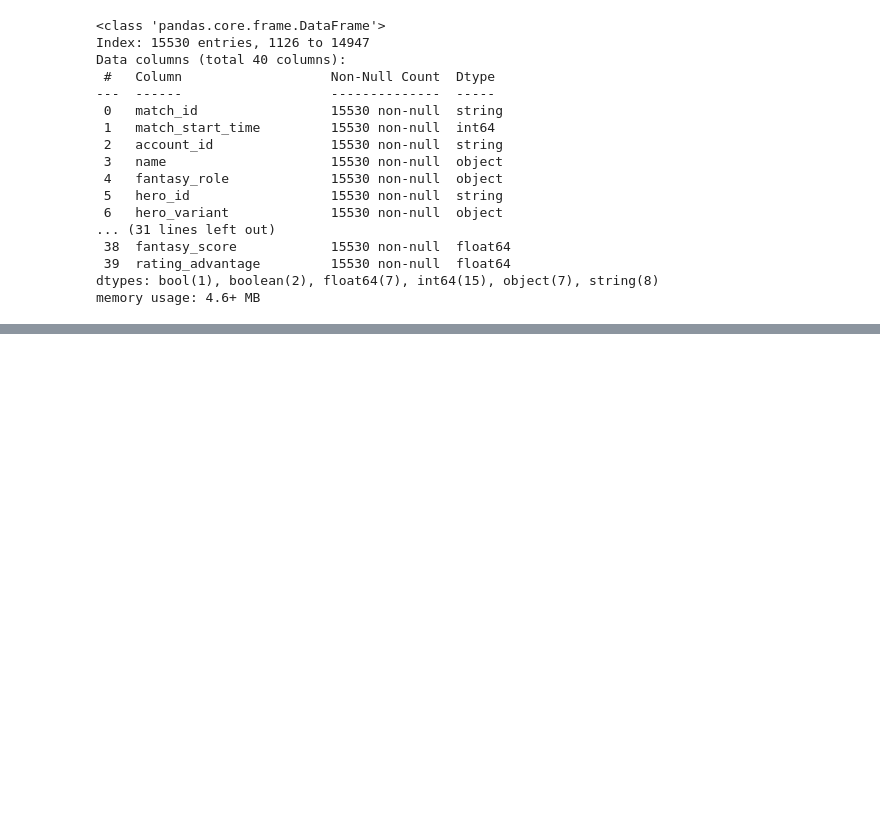
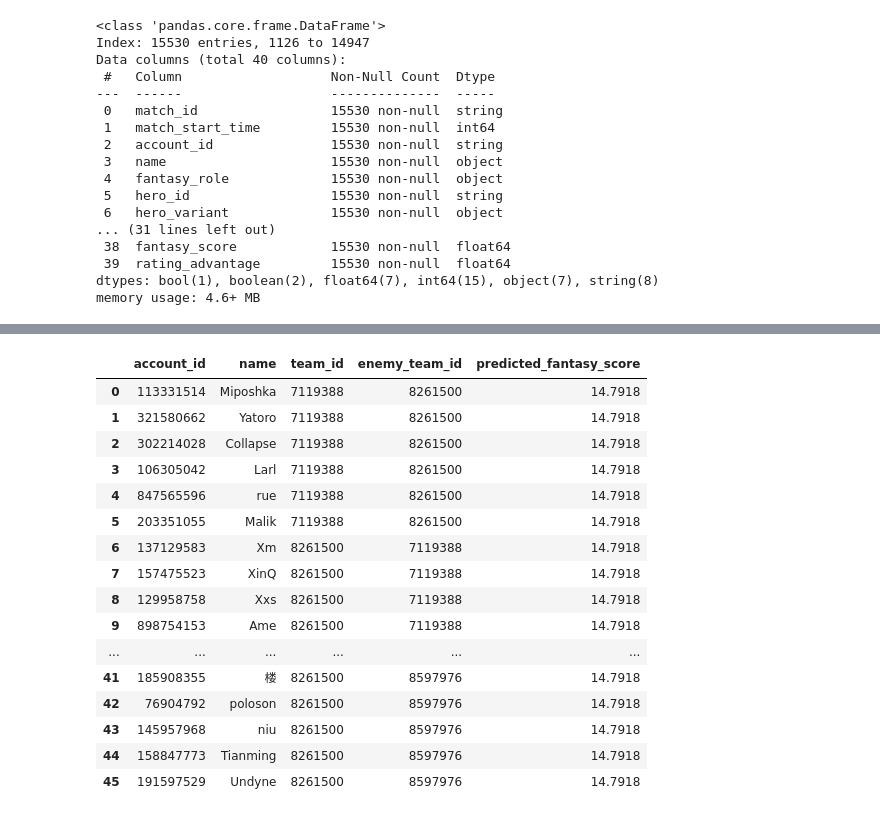
Before and after one commit to Burny101/dota-fantasy, a Jupyter notebook: lstm.ipynb, the cells around one changed output, grey strips where cells are left out. Cells and saved outputs as stored; diff of their text form; code cells hidden in the pictures; blank space fills up the shorter version.

Commit message:
Add testing for LSTM

```diff
--- a/lstm.ipynb
+++ b/lstm.ipynb
@@ -66,7 +67,9 @@ df['isRadiant'] = df['isRadiant'].astype(int)
 df['win'] = df['win'].astype(int)
 df['firstblood_claimed'] = df['firstblood_claimed'].astype(int)
 # %%
-df = pd.get_dummies(df, columns=['fantasy_role', 'hero_id', 'hero_variant'])
+for col in ['fantasy_role', 'hero_id', 'hero_variant']:
+    if col in df.columns:
+        seq_df = pd.get_dummies(df, columns=[col])
 # %%
 #features = [col for col in df.columns if col not in not_features]
 features = [col for col in df.columns if col not in not_features and pd.api.types.is_numeric_dtype(df[col])]
@@ -135,0 +139,7 @@ LSTM RMSE: 4.807088396014597
+# %%
+def make_symmetric_matchups(matchups):
+    symmetric = []
+    for t1, t2 in matchups:
+        symmetric.append((t1, t2))
+        symmetric.append((t2, t1))
+    return symmetric
@@ -135,0 +208,4 @@ LSTM RMSE: 4.807088396014597
+# %%
+matchups = [('7119388', '8261500'), ('8597976', '7119388'), ('8597976', '8261500')] # Spirit vs. Xtreme Gaming, Spirit vs. Talon
+symmetric_matchups = make_symmetric_matchups(matchups)
+result = predict_players_for_matchups_lstm(df, model, symmetric_matchups, features, seq_len=SEQ_LEN)
@@ -135,0 +230,20 @@ LSTM RMSE: 4.807088396014597
+# %%
+result
+# %% [output]
+|  | account_id | name | team_id | enemy_team_id | predicted_fantasy_score |
+| 0 | 113331514 | Miposhka | 7119388 | 8261500 | 14.7918 |
+| 1 | 321580662 | Yatoro | 7119388 | 8261500 | 14.7918 |
+| 2 | 302214028 | Collapse | 7119388 | 8261500 | 14.7918 |
+| 3 | 106305042 | Larl | 7119388 | 8261500 | 14.7918 |
+| 4 | 847565596 | rue | 7119388 | 8261500 | 14.7918 |
+| 5 | 203351055 | Malik | 7119388 | 8261500 | 14.7918 |
+| 6 | 137129583 | Xm | 8261500 | 7119388 | 14.7918 |
+| 7 | 157475523 | XinQ | 8261500 | 7119388 | 14.7918 |
+| 8 | 129958758 | Xxs | 8261500 | 7119388 | 14.7918 |
+| 9 | 898754153 | Ame | 8261500 | 7119388 | 14.7918 |
+| ... | ... | ... | ... | ... | ... |
+| 41 | 185908355 | 楼 | 8261500 | 8597976 | 14.7918 |
+| 42 | 76904792 | poloson | 8261500 | 8597976 | 14.7918 |
+| 43 | 145957968 | niu | 8261500 | 8597976 | 14.7918 |
+| 44 | 158847773 | Tianming | 8261500 | 8597976 | 14.7918 |
+| 45 | 191597529 | Undyne | 8261500 | 8597976 | 14.7918 |
```
Also changed, not shown: parts of 8 cells of this notebook.
